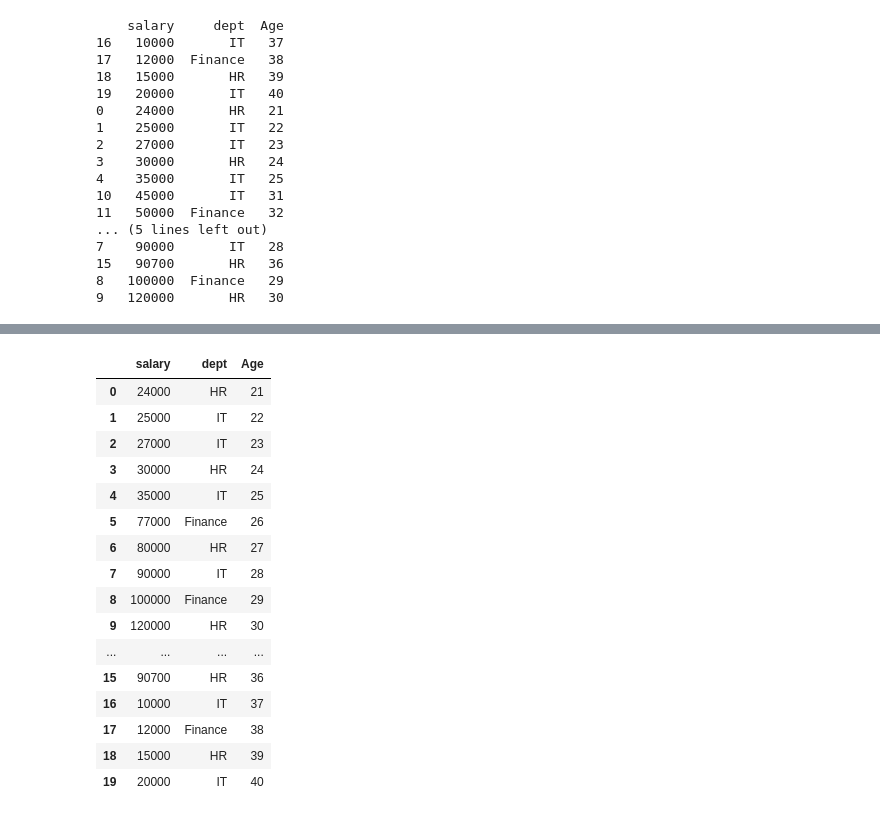
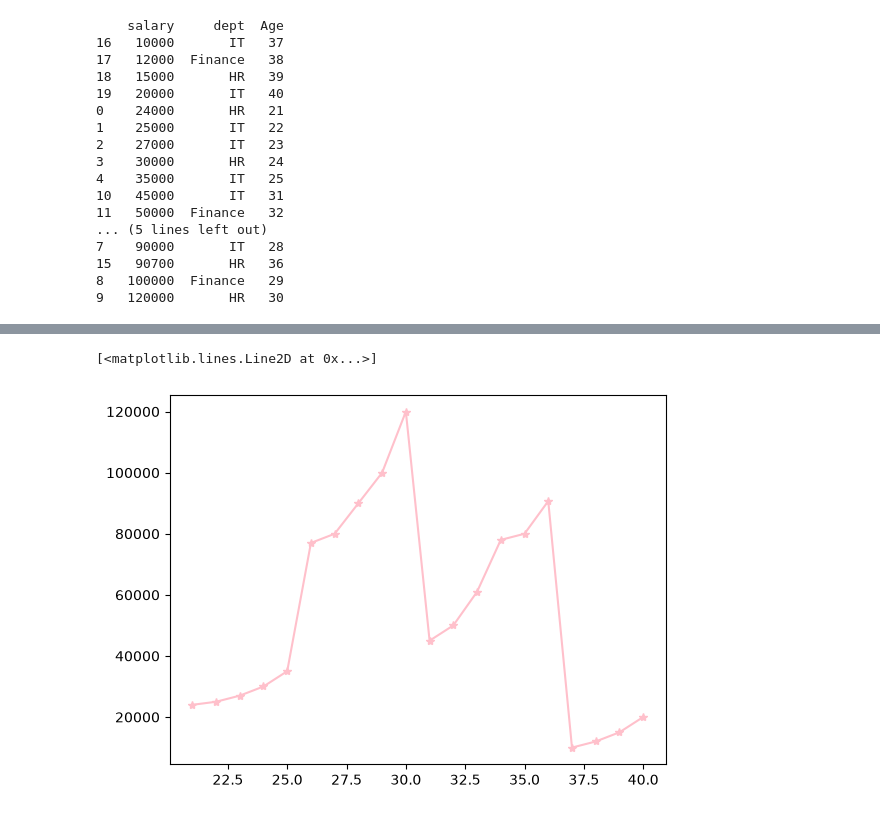
Before and after one commit to khushbu9119/Matplotlib, a Jupyter notebook: learning.ipynb, the cells around one changed output, grey strips where cells are left out. Drawn from its saved outputs; the diff is of its cells as text; code cells hidden in the pictures.

Commit message:
learning about plots

```diff
--- a/learning.ipynb
+++ b/learning.ipynb
@@ -17,7 +17,7 @@ Pyplot API
 UNIVARTIATE - NUMERICAL
 # %%
 Data={
- 'salary':[]
+ 'salary':[24000,	25000,27000,30000,35000,77000,80000,90000,100000,120000,45000,50000,61000,78000,80000,90700,10000,12000,15000,20000]
 }
 # %%
 df=pd.DataFrame(Data)
@@ -146,20 +166,5 @@ print(sort_salary)
 # %%
-df
+plt.plot(df['Age'],df['salary'],color='pink',marker='*')
 # %% [output]
-|  | salary | dept | Age |
-| 0 | 24000 | HR | 21 |
-| 1 | 25000 | IT | 22 |
-| 2 | 27000 | IT | 23 |
-| 3 | 30000 | HR | 24 |
-| 4 | 35000 | IT | 25 |
-| 5 | 77000 | Finance | 26 |
-| 6 | 80000 | HR | 27 |
-| 7 | 90000 | IT | 28 |
-| 8 | 100000 | Finance | 29 |
-| 9 | 120000 | HR | 30 |
-| ... | ... | ... | ... |
-| 15 | 90700 | HR | 36 |
-| 16 | 10000 | IT | 37 |
-| 17 | 12000 | Finance | 38 |
-| 18 | 15000 | HR | 39 |
-| 19 | 20000 | IT | 40 |
+[<matplotlib.lines.Line2D at 0x...>]
+[figure, added]
```
Also changed, not shown: parts of 2 cells of this notebook.
